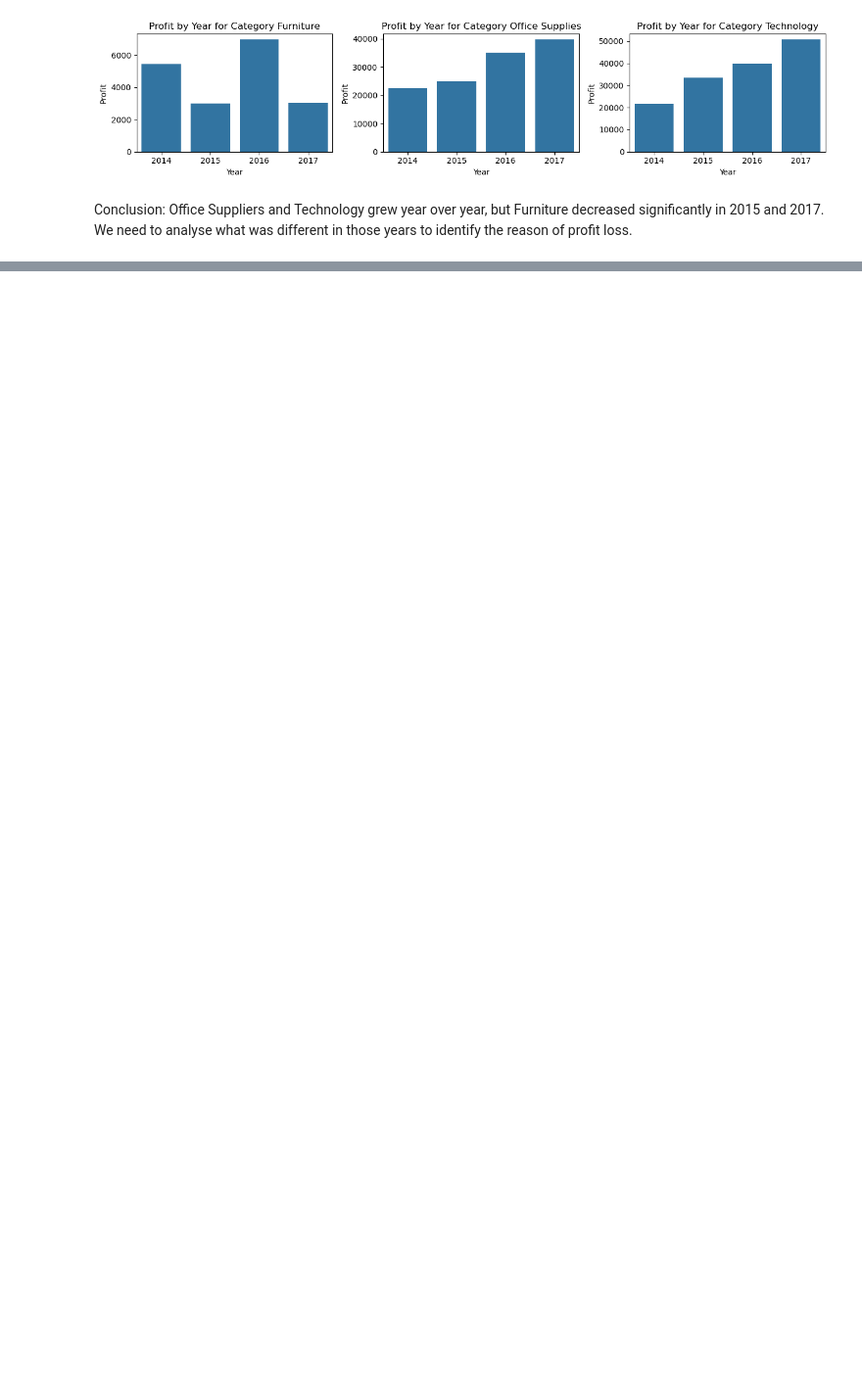
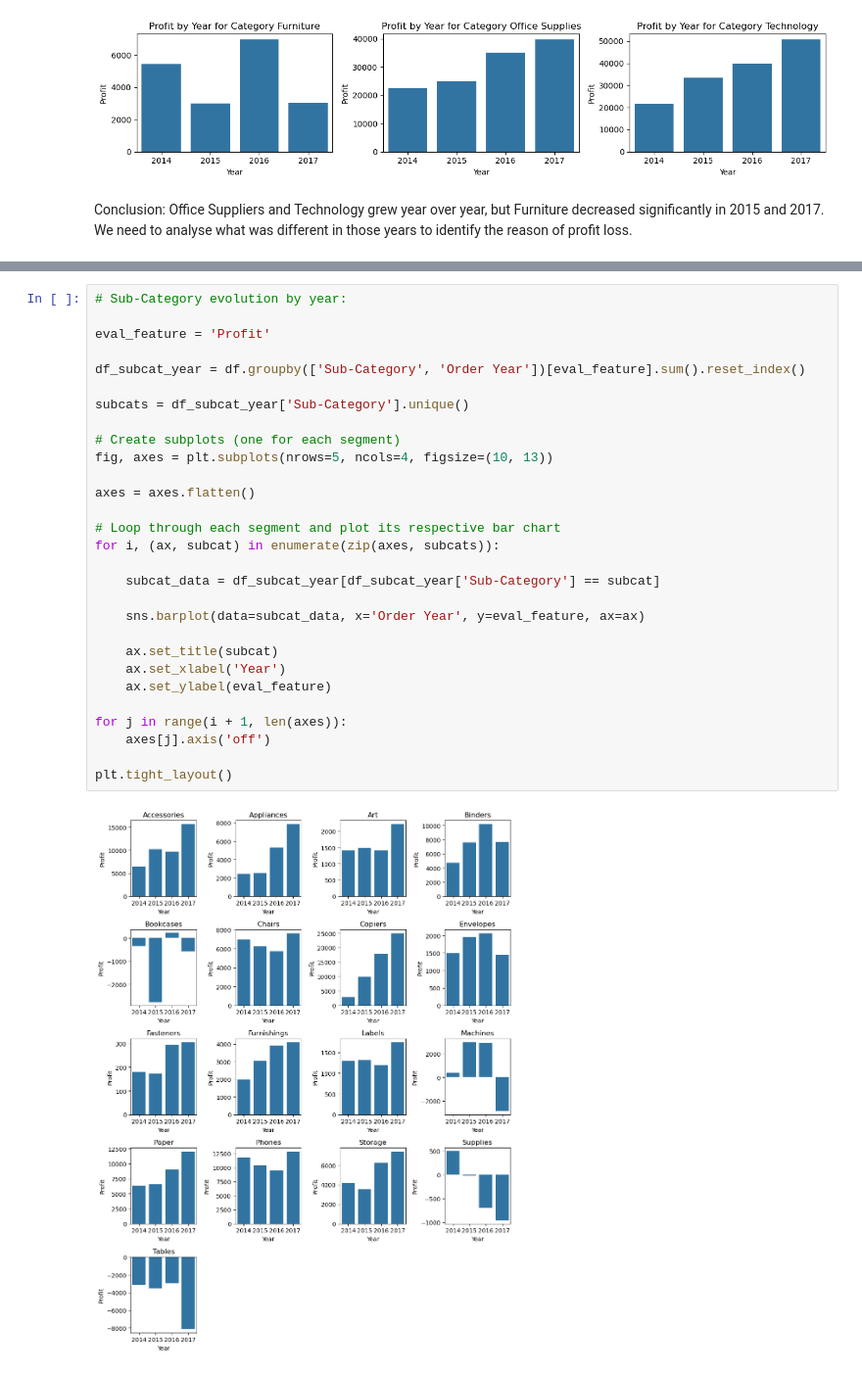
Before and after one commit to Kristinawk/final_project_ETL_Analytics, a Jupyter notebook: notebooks/02_preliminary_eda.ipynb, the cells around one changed output, grey strips where cells are left out. Shown at 98% size. Cells and saved outputs as stored; diff of their text form; blank space fills up the shorter version.

```diff
--- a/notebooks/02_preliminary_eda.ipynb
+++ b/notebooks/02_preliminary_eda.ipynb
@@ -347,0 +391,31 @@ Conclusion: Office Suppliers and Technology grew year over year, but Furniture d
+# %%
+# Sub-Category evolution by year:
+
+eval_feature = 'Profit'
+
+df_subcat_year = df.groupby(['Sub-Category', 'Order Year'])[eval_feature].sum().reset_index()
+
+subcats = df_subcat_year['Sub-Category'].unique()
+
+# Create subplots (one for each segment)
+fig, axes = plt.subplots(nrows=5, ncols=4, figsize=(10, 13))
+
+axes = axes.flatten()
+
+# Loop through each segment and plot its respective bar chart
+for i, (ax, subcat) in enumerate(zip(axes, subcats)):
+
+    subcat_data = df_subcat_year[df_subcat_year['Sub-Category'] == subcat]
+
+    sns.barplot(data=subcat_data, x='Order Year', y=eval_feature, ax=ax)
+
+    ax.set_title(subcat)
+    ax.set_xlabel('Year')
+    ax.set_ylabel(eval_feature)
+
+for j in range(i + 1, len(axes)):
+    axes[j].axis('off')
+
+plt.tight_layout()
+# %% [output]
+[figure, added]
```
Also changed, not shown: parts of 27 cells of this notebook.
